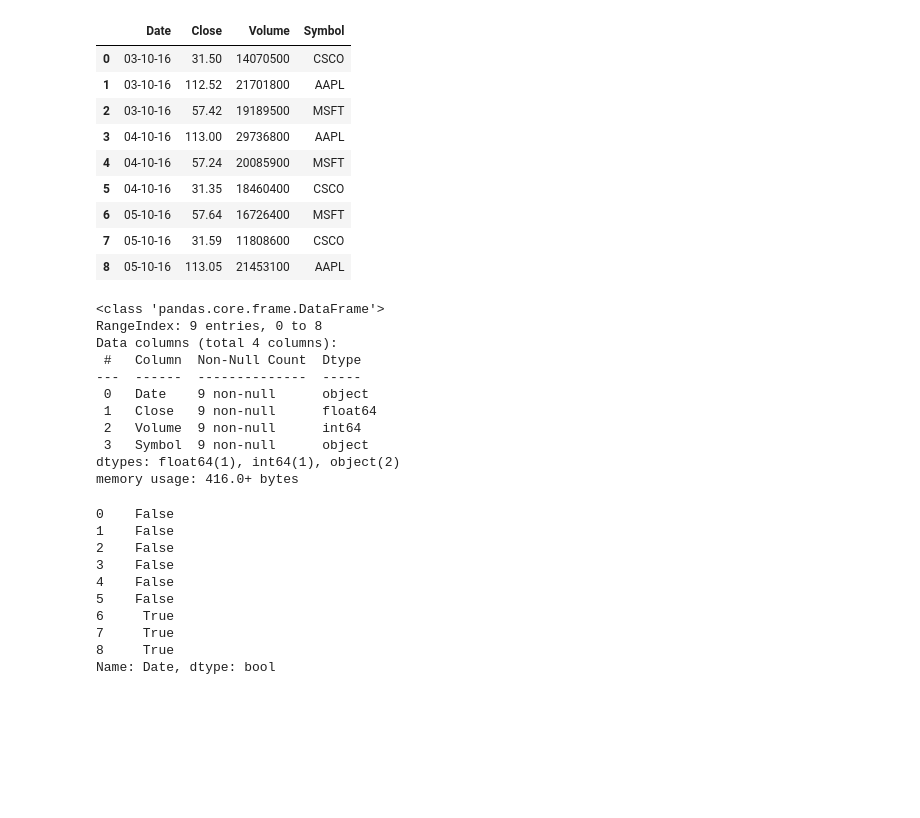
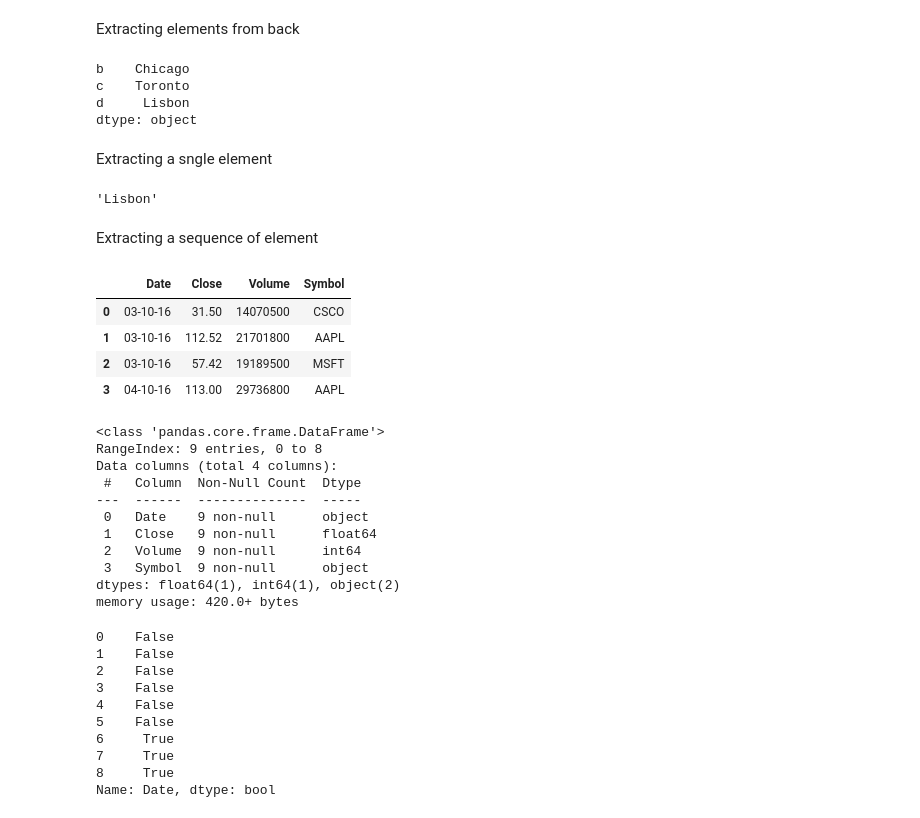
Before and after one commit to 960Subhamsingh/Data-Sciences, a Jupyter notebook: pandas/04-Filtering/Pandas-Demo.ipynb, the cells around one changed output. Cells and saved outputs as stored; diff of their text form; code cells hidden in the pictures; blank space fills up the shorter version.

```diff
--- a/pandas/04-Filtering/Pandas-Demo.ipynb
+++ b/pandas/04-Filtering/Pandas-Demo.ipynb
@@ -3,18 +15,30 @@ import pandas as pd
 # %%
-stocks = pd.read_csv('D:/Project/Data Sciences/pandas/stock.csv')
+stocks = pd.read_csv('D:/Project/Data Sciences/pandas/13- style DataFrame/stock.csv')
+# %% [markdown]
+Extracting elements from back
+# %%
+data[-3:]
+# %% [output]
+b    Chicago
+c    Toronto
+d     Lisbon
+dtype: object
+# %% [markdown]
+Extracting a sngle element
+# %%
+data[3]
+# %% [output]
+'Lisbon'
+# %% [markdown]
+Extracting a sequence of element
 # %%
-stocks
+stocks[:4]
 # %% [output]
 |  | Date | Close | Volume | Symbol |
 | 0 | 03-10-16 | 31.50 | 14070500 | CSCO |
 | 1 | 03-10-16 | 112.52 | 21701800 | AAPL |
 | 2 | 03-10-16 | 57.42 | 19189500 | MSFT |
 | 3 | 04-10-16 | 113.00 | 29736800 | AAPL |
-| 4 | 04-10-16 | 57.24 | 20085900 | MSFT |
-| 5 | 04-10-16 | 31.35 | 18460400 | CSCO |
-| 6 | 05-10-16 | 57.64 | 16726400 | MSFT |
-| 7 | 05-10-16 | 31.59 | 11808600 | CSCO |
-| 8 | 05-10-16 | 113.05 | 21453100 | AAPL |
 # %%
 stocks.info()
 # %% [output]
@@ -28,7 +52,7 @@ Data columns (total 4 columns):
  2   Volume  9 non-null      int64
  3   Symbol  9 non-null      object
 dtypes: float64(1), int64(1), object(2)
-memory usage: 416.0+ bytes
+memory usage: 420.0+ bytes
 # %%
 stocks['Date'].str.contains('05-10-16', na=False)
 # %% [output]
```
Also changed, not shown: parts of 3 cells of this notebook, 3 other files.
